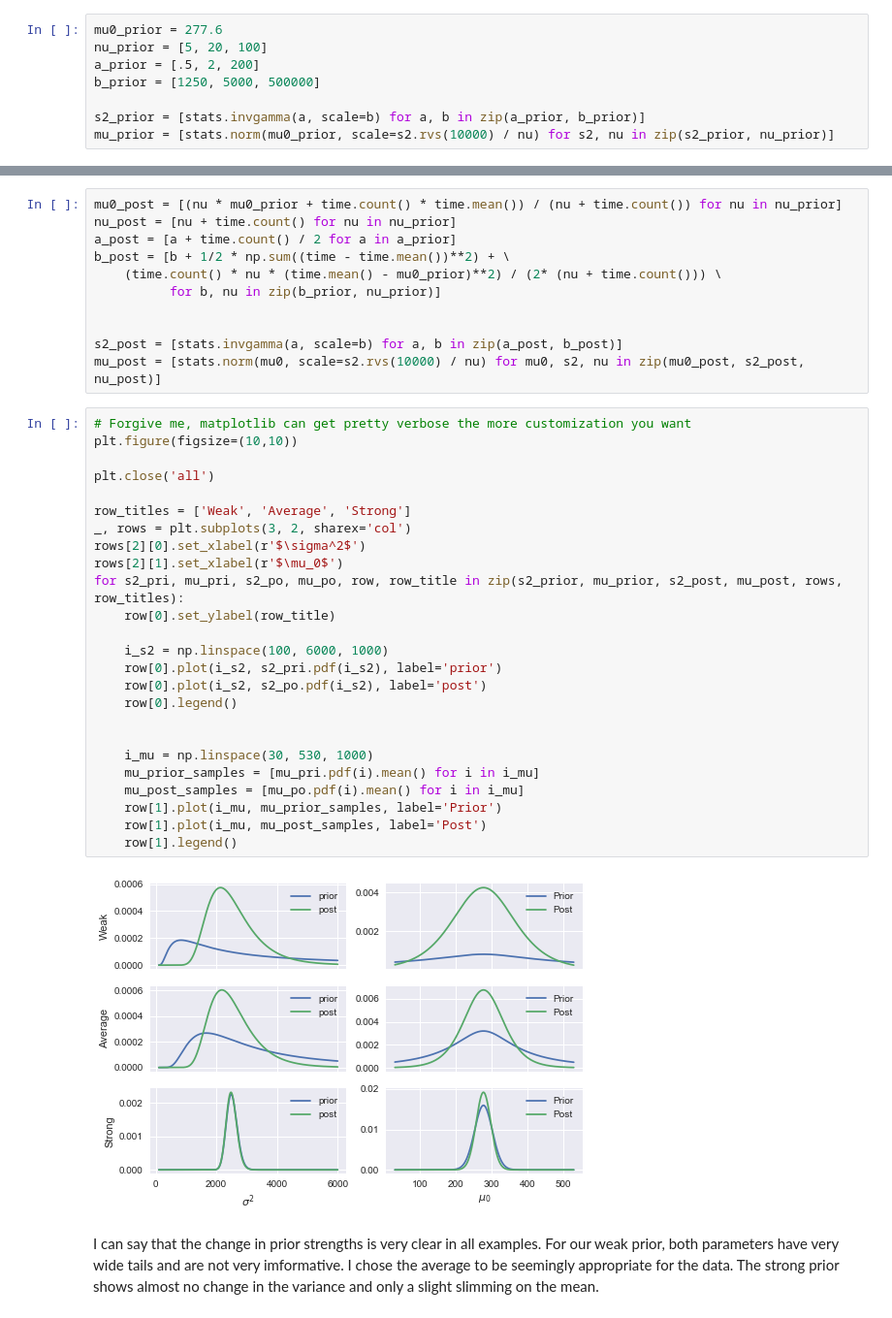
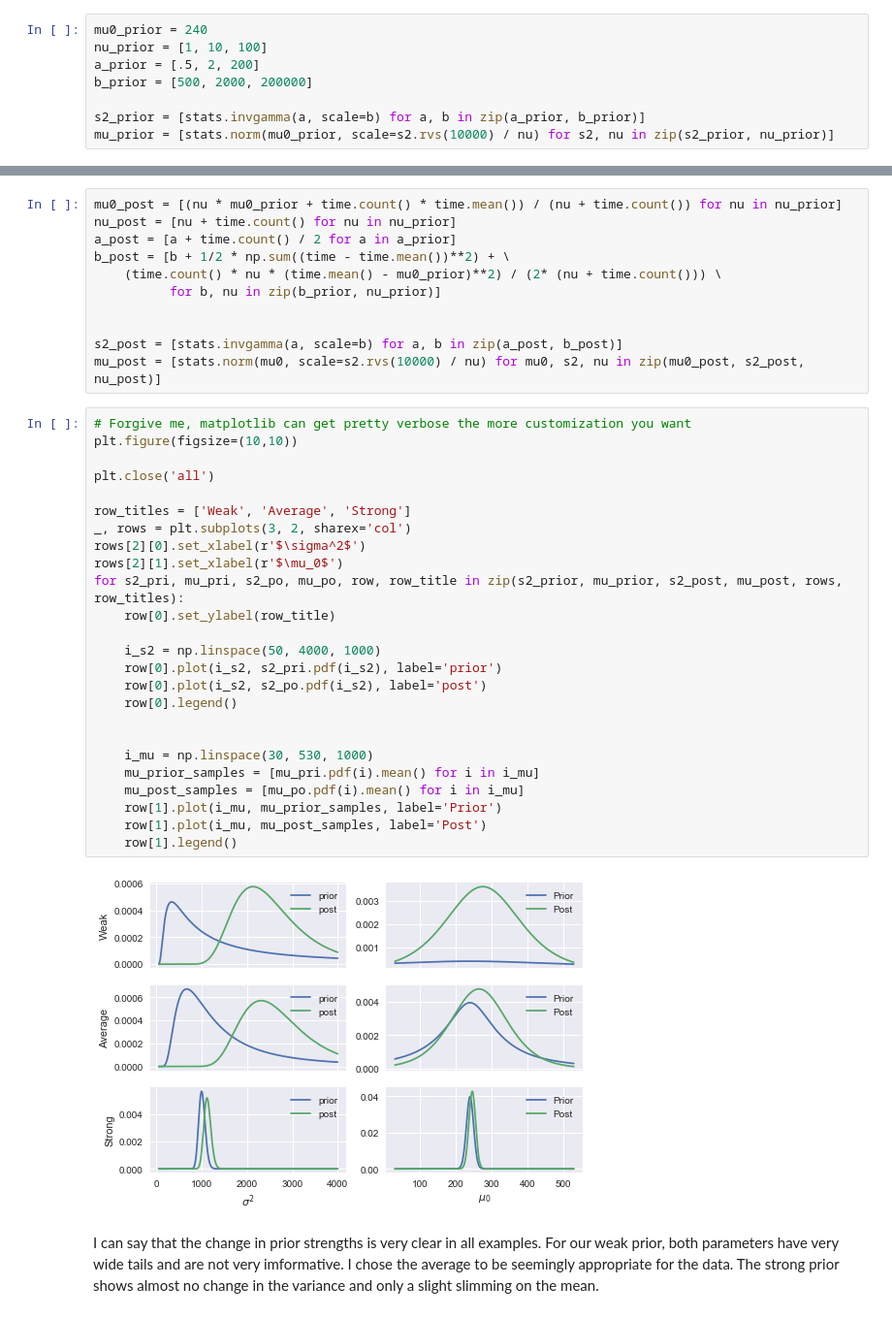
Before and after one commit to mileslucas/stat444, a Jupyter notebook: hw2/hw2.ipynb, the cells around one changed output, grey strips where cells are left out. Shown at 97% size. Drawn from its saved outputs; the diff is of its cells as text.

```diff
--- a/hw2/hw2.ipynb
+++ b/hw2/hw2.ipynb
@@ -39,8 +39,8 @@ For the priors, I will choose $\mu_0$ close to the mean of the data, $\nu$ to th
 # %%
-mu0_prior = 277.6
-nu_prior = [5, 20, 100]
+mu0_prior = 240
+nu_prior = [1, 10, 100]
 a_prior = [.5, 2, 200]
-b_prior = [1250, 5000, 500000]
+b_prior = [500, 2000, 200000]
 
 s2_prior = [stats.invgamma(a, scale=b) for a, b in zip(a_prior, b_prior)]
 mu_prior = [stats.norm(mu0_prior, scale=s2.rvs(10000) / nu) for s2, nu in zip(s2_prior, nu_prior)]
@@ -64,30 +64,30 @@ mu_post = [stats.norm(mu0, scale=s2.rvs(10000) / nu) for mu0, s2, nu in zip(mu0_
 # %%
 # Forgive me, matplotlib can get pretty verbose the more customization you want
 plt.figure(figsize=(10,10))
 
 plt.close('all')
 
 row_titles = ['Weak', 'Average', 'Strong']
 _, rows = plt.subplots(3, 2, sharex='col')
 rows[2][0].set_xlabel(r'$\sigma^2$')
 rows[2][1].set_xlabel(r'$\mu_0$')
 for s2_pri, mu_pri, s2_po, mu_po, row, row_title in zip(s2_prior, mu_prior, s2_post, mu_post, rows, row_titles):
     row[0].set_ylabel(row_title)
 
-    i_s2 = np.linspace(100, 6000, 1000)
+    i_s2 = np.linspace(50, 4000, 1000)
     row[0].plot(i_s2, s2_pri.pdf(i_s2), label='prior')
     row[0].plot(i_s2, s2_po.pdf(i_s2), label='post')
     row[0].legend()
 
 
     i_mu = np.linspace(30, 530, 1000)
     mu_prior_samples = [mu_pri.pdf(i).mean() for i in i_mu]
     mu_post_samples = [mu_po.pdf(i).mean() for i in i_mu]
     row[1].plot(i_mu, mu_prior_samples, label='Prior')
     row[1].plot(i_mu, mu_post_samples, label='Post')
     row[1].legend()
 # %% [output]
-[figure, old version]
+[figure, new version]
 # %% [markdown]
 I can say that the change in prior strengths is very clear in all examples. For our weak prior, both parameters have very wide tails and are not very imformative. I chose the average to be seemingly appropriate for the data. The strong prior shows almost no change in the variance and only a slight slimming on the mean.
 # %% [markdown]
```
Also changed, not shown: parts of 5 cells of this notebook, 1 other file.
